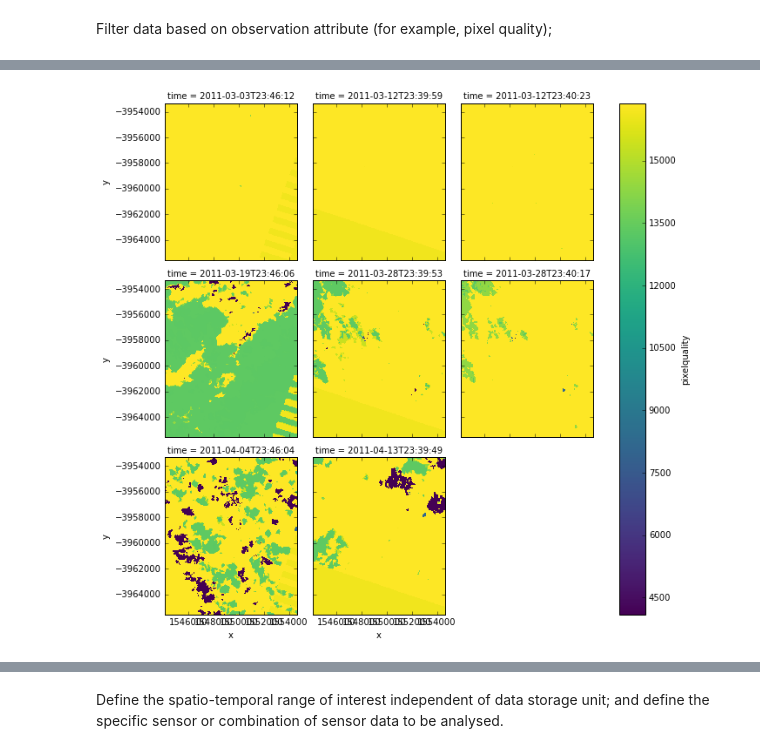
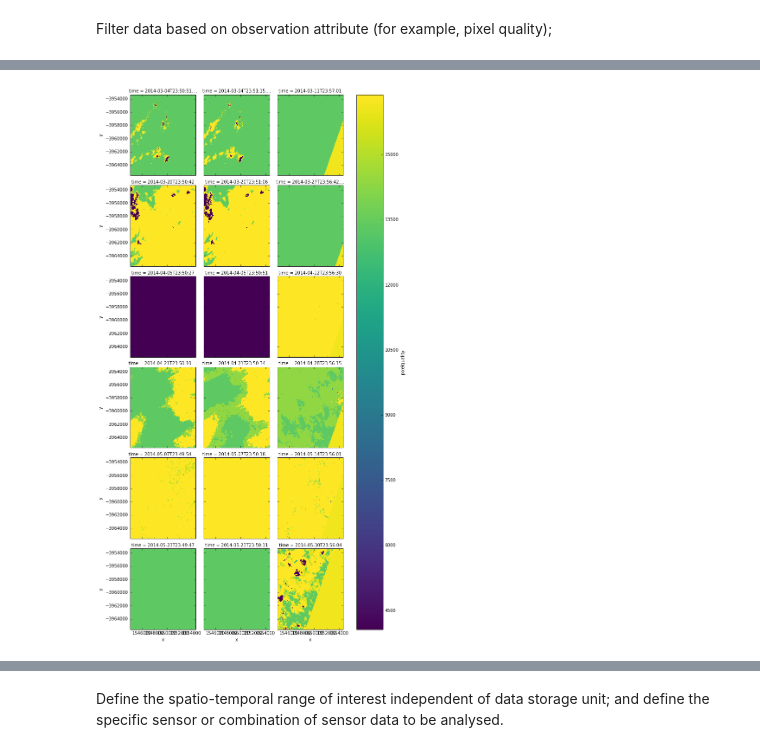
Before and after one commit to GeoscienceAustralia/dea-validation, a Jupyter notebook: requirements_met.ipynb, the cells around one changed output, grey strips where cells are left out. Saved outputs shown, nothing was run; the diff lists cells and outputs as text; code cells hidden in the pictures.

```diff
--- a/requirements_met.ipynb
+++ b/requirements_met.ipynb
@@ -78,6 +225,7 @@ plot_folium(datasets_union(dc.index.datasets.search_eager(product='ls5_ndvi_albe
 # %%
-pq = dc.load(product='ls5_pq_albers', x=(149.07, 149.17), y=(-35.25, -35.35))
-pq.plot(col='time', col_wrap=3, robust=True)
+#ndvi = ndvi.load(product='ls5_ndvi_albers', x=(149.07, 149.17), y=(-35.25, -35.35),\
+#                 time=('1987-3-1', '1987-12-30'))
+#ndvi.plot(col='time', col_wrap=3, robust=True)
 # %% [markdown]
 Landsat Surface reflectance statistical summaries:
 
@@ -85,8 +233,9 @@ Landsat Surface reflectance statistical summaries:
 # %%
 ## smart bit mask stuff to come
 nbar_by_solar_day = dc.load(product='ls5_nbar_albers',
-              x=(149.07, 149.17), y=(-35.25, -35.35))
-autumn_blue = nbar_by_solar_day.blue.loc['2011-3':'2011-5']
+              x=(149.07, 149.17), y=(-35.25, -35.35),time=('1990-1-1', '1990-12-30'))
+#nbar_by_solar_day.keys
+autumn_blue = nbar_by_solar_day.blue.loc['1990-3':'1990-5']
 
 autumn_blue.median(dim='time').plot(robust=True)
 # %% [output]
@@ -242,8 +373,7 @@ In line with the use-case patterns outlined above, Version 2 will support:
 domains.
 # %%
-albers_grid = dc.load(product='ls5_nbar_albers',
+albers_grid = dc.load(product='ls8_nbart_albers',
               x=(149.07, 149.17), y=(-35.25, -35.35),
-              time=('1986-3-1', '2016-6-30'),
               measurements=['swir2', 'nir', 'blue'],
               group_by='solar_day', stack='color').transpose('time', 'y', 'x', 'color')
 zip(albers_grid.dims, albers_grid.shape)
@@ -258,7 +388,7 @@ numpy.datetime64('2011-11-15T00:00:00.000000000')
 # %%
-sinusoidal_grid = dc.load(product='ls5_nbar_albers',
+sinusoidal_grid = dc.load(product='ls8_nbart_albers',
               x=(149.07, 149.17), y=(-35.25, -35.35),
-              time=('2011-3-1', '2011-6-30'),
+              time=('2014-3-1', '2014-6-30'),
               measurements=['swir2', 'nir', 'blue'],
               group_by='solar_day', stack='color',
               output_crs='PROJCS["unnamed",GEOGCS["Unknown datum based upon the custom spheroid",\
@@ -374,12 +504,12 @@ gw.list_cells(product = 'ls5_nbar_albers',
 
 Filter data based on observation attribute (for example, pixel quality);
 # %%
-nbar = dc.load(product='ls5_nbar_albers', x=(149.07, 149.17), y=(-35.25, -35.35))
-autumn = nbar.green.loc['2011-3':'2011-5']
+nbar = dc.load(product='ls8_nbar_albers', x=(149.07, 149.17), y=(-35.25, -35.35))
+autumn = nbar.green.loc['2014-3':'2014-5']
 autumn_valid = autumn.where(autumn != autumn.attrs['nodata'])
 
-pq = dc.load(product='ls5_pq_albers', x=(149.07, 149.17), y=(-35.25, -35.35),)
-pq_autumn = pq.pixelquality.loc['2011-3':'2011-5']
+pq = dc.load(product='ls8_pq_albers', x=(149.07, 149.17), y=(-35.25, -35.35),)
+pq_autumn = pq.pixelquality.loc['2014-3':'2014-5']
 pq_autumn.plot(col='time', col_wrap=3)
 
 from datacube.storage import masking
@@ -404,2 +535,2 @@ pandas.DataFrame.from_dict(masking.get_flags_def(pq), orient='index')
-[figure, old version]
+[figure, new version]
 # %%
```
Also changed, not shown: parts of 43 cells of this notebook.
